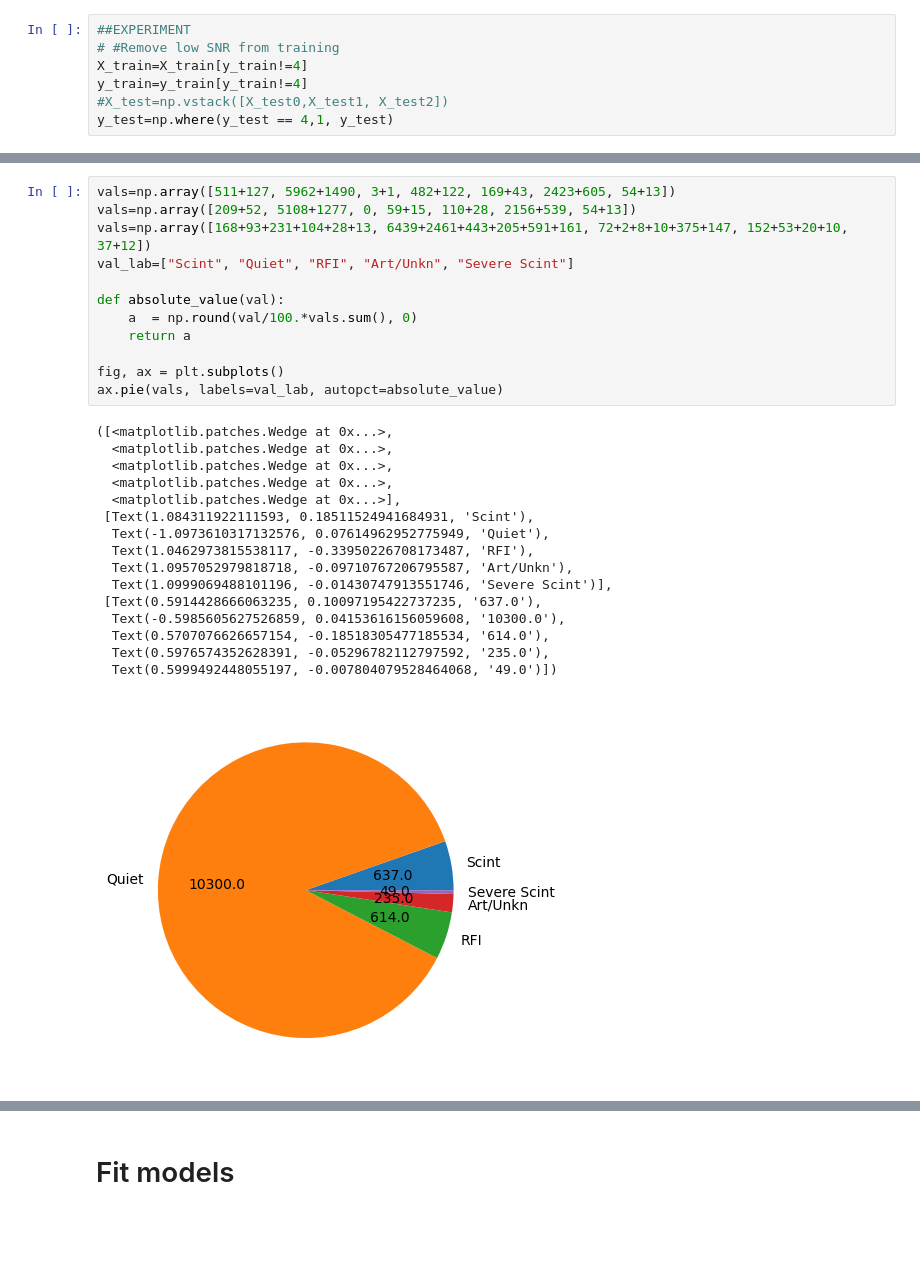
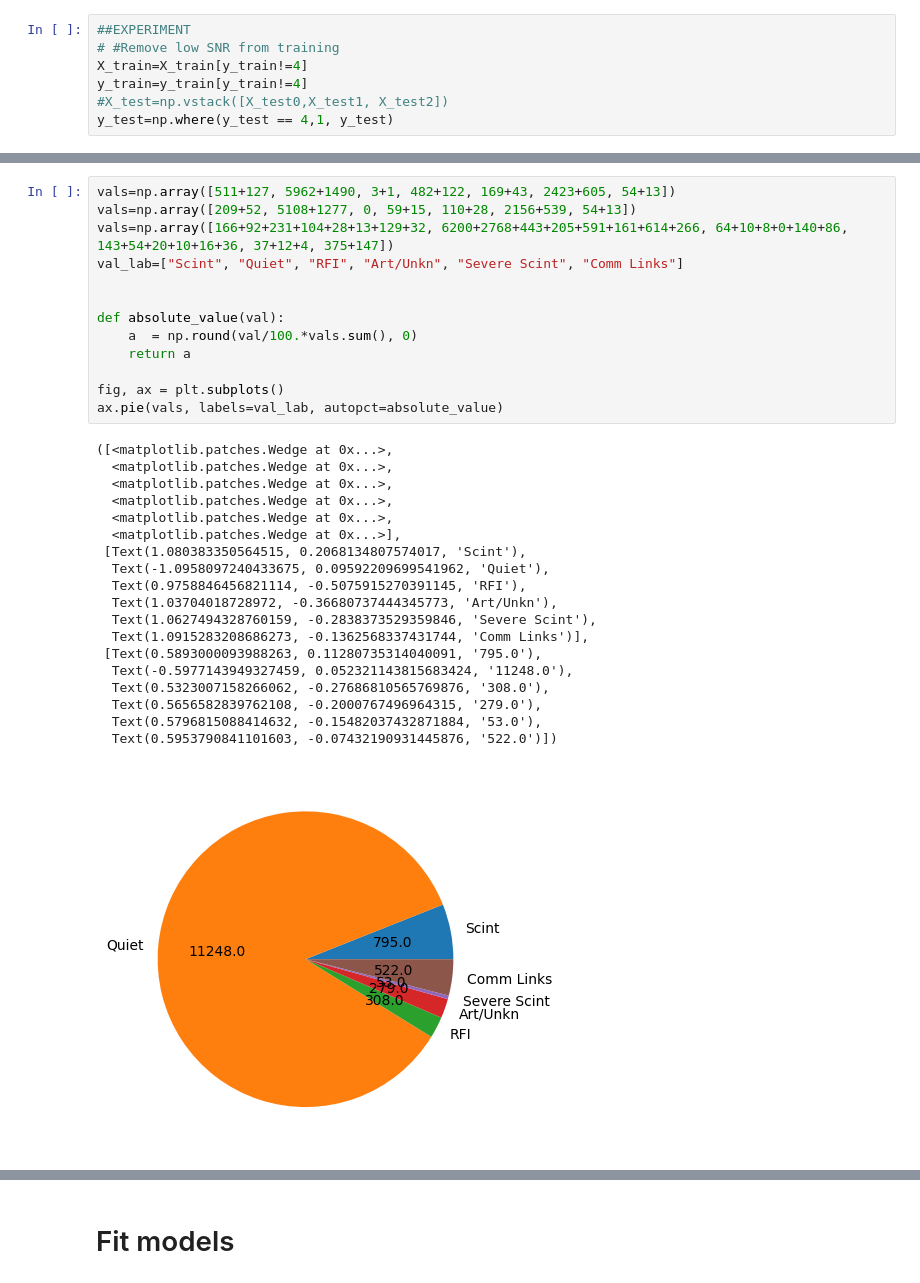
Before and after one commit to timdittmann/leo-ml, a Jupyter notebook: notebooks/ml-pipeline-multi.ipynb, the cells around one changed output, grey strips where cells are left out. Saved outputs shown, nothing was run; the diff lists cells and outputs as text; blank space fills up the shorter version.

```diff
--- a/notebooks/ml-pipeline-multi.ipynb
+++ b/notebooks/ml-pipeline-multi.ipynb
@@ -453,32 +428,36 @@ np.unique(y_train0, return_counts = True) + np.unique(y_test0, return_counts = T
 # %%
 vals=np.array([511+127, 5962+1490, 3+1, 482+122, 169+43, 2423+605, 54+13])
 vals=np.array([209+52, 5108+1277, 0, 59+15, 110+28, 2156+539, 54+13])
-vals=np.array([168+93+231+104+28+13, 6439+2461+443+205+591+161, 72+2+8+10+375+147, 152+53+20+10, 37+12])
-val_lab=["Scint", "Quiet", "RFI", "Art/Unkn", "Severe Scint"]
+vals=np.array([166+92+231+104+28+13+129+32, 6200+2768+443+205+591+161+614+266, 64+10+8+0+140+86, 143+54+20+10+16+36, 37+12+4, 375+147])
+val_lab=["Scint", "Quiet", "RFI", "Art/Unkn", "Severe Scint", "Comm Links"]
+
 
 def absolute_value(val):
     a  = np.round(val/100.*vals.sum(), 0)
     return a
 
 fig, ax = plt.subplots()
 ax.pie(vals, labels=val_lab, autopct=absolute_value)
 # %% [output]
 ([<matplotlib.patches.Wedge at 0x...>,
   <matplotlib.patches.Wedge at 0x...>,
   <matplotlib.patches.Wedge at 0x...>,
   <matplotlib.patches.Wedge at 0x...>,
+  <matplotlib.patches.Wedge at 0x...>,
   <matplotlib.patches.Wedge at 0x...>],
- [Text(1.084311922111593, 0.18511524941684931, 'Scint'),
-  Text(-1.0973610317132576, 0.07614962952775949, 'Quiet'),
-  Text(1.0462973815538117, -0.33950226708173487, 'RFI'),
-  Text(1.0957052979818718, -0.09710767206795587, 'Art/Unkn'),
-  Text(1.0999069488101196, -0.01430747913551746, 'Severe Scint')],
- [Text(0.5914428666063235, 0.10097195422737235, '637.0'),
-  Text(-0.5985605627526859, 0.04153616156059608, '10300.0'),
-  Text(0.5707076626657154, -0.18518305477185534, '614.0'),
-  Text(0.5976574352628391, -0.05296782112797592, '235.0'),
-  Text(0.5999492448055197, -0.007804079528464068, '49.0')])
+ [Text(1.080383350564515, 0.2068134807574017, 'Scint'),
+  Text(-1.0958097240433675, 0.09592209699541962, 'Quiet'),
+  Text(0.9758846456821114, -0.5075915270391145, 'RFI'),
+  Text(1.03704018728972, -0.36680737444345773, 'Art/Unkn'),
+  Text(1.0627494328760159, -0.2838373529359846, 'Severe Scint'),
+  Text(1.0915283208686273, -0.1362568337431744, 'Comm Links')],
+ [Text(0.5893000093988263, 0.11280735314040091, '795.0'),
+  Text(-0.5977143949327459, 0.052321143815683424, '11248.0'),
+  Text(0.5323007158266062, -0.27686810565769876, '308.0'),
+  Text(0.5656582839762108, -0.2000767496964315, '279.0'),
+  Text(0.5796815088414632, -0.15482037432871884, '53.0'),
+  Text(0.5953790841101603, -0.07432190931445876, '522.0')])
-[figure, old version]
+[figure, new version]
 # %%
 patches, texts = plt.pie(vals, startangle=90, radius=1.2)
 labels = ['{0} - {1}'.format(i,j) for i,j in zip(val_lab, vals)]
```
Also changed, not shown: parts of 35 cells of this notebook, 22 other files.
